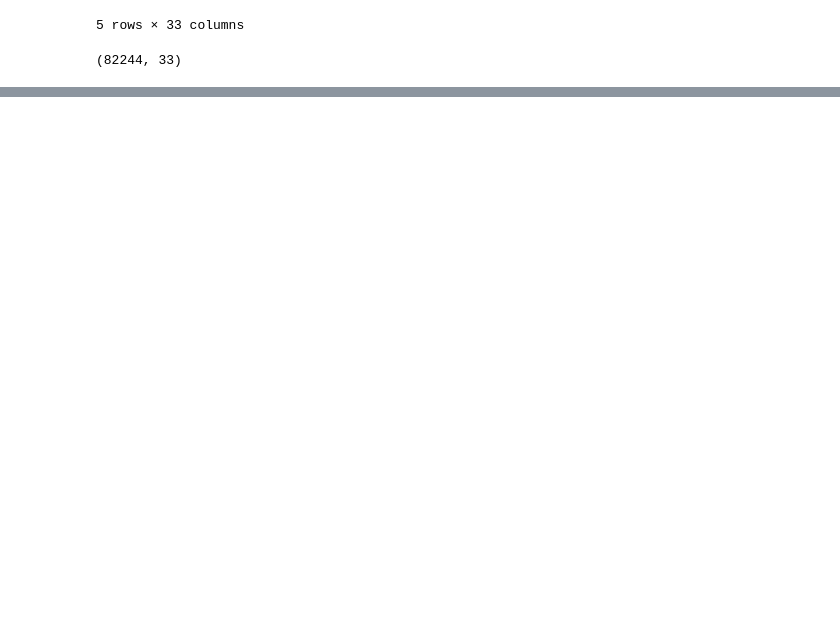
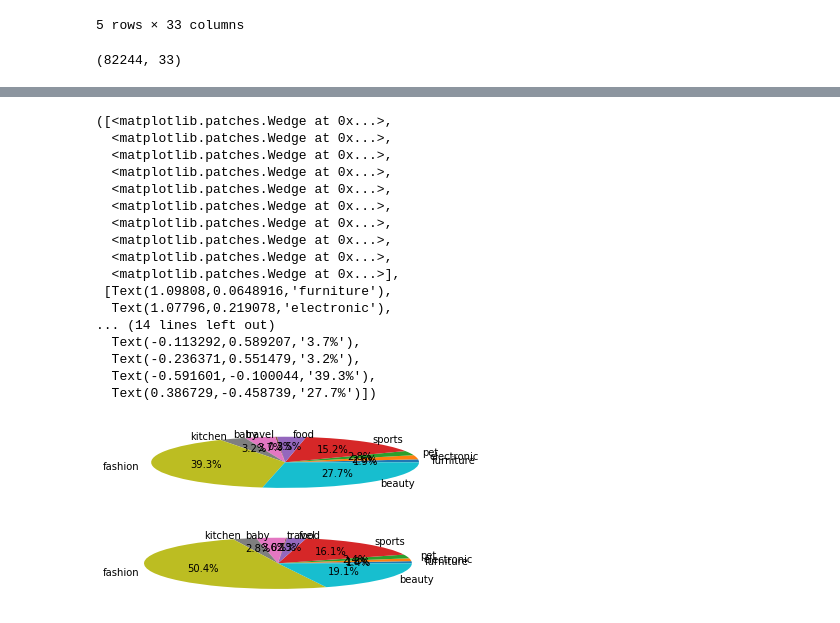
Before and after one commit to miniii222/-5th-L.point_bigdata_competiton, a Jupyter notebook: EDA/Clustering_01.ipynb, the cells around one changed output, grey strips where cells are left out. Cells and saved outputs as stored; diff of their text form; code cells hidden in the pictures; blank space fills up the shorter version.

```diff
--- a/EDA/Clustering_01.ipynb
+++ b/EDA/Clustering_01.ipynb
@@ -426,0 +542,32 @@ Name: predict, dtype: int64
+# %%
+#clustering 1
+F_20_sum = F_20_1[['CLAC0_0', 'CLAC0_1', 'CLAC0_2', 'CLAC0_3', 'CLAC0_4', 'CLAC0_5','CLAC0_6', 'CLAC0_7', 'CLAC0_8', 'CLAC0_9']].sum()
+plt.subplot(3, 1, 2)
+plt.pie(F_20_sum, labels=labels, autopct='%1.1f%%')
+# %% [output]
+([<matplotlib.patches.Wedge at 0x...>,
+  <matplotlib.patches.Wedge at 0x...>,
+  <matplotlib.patches.Wedge at 0x...>,
+  <matplotlib.patches.Wedge at 0x...>,
+  <matplotlib.patches.Wedge at 0x...>,
+  <matplotlib.patches.Wedge at 0x...>,
+  <matplotlib.patches.Wedge at 0x...>,
+  <matplotlib.patches.Wedge at 0x...>,
+  <matplotlib.patches.Wedge at 0x...>,
+  <matplotlib.patches.Wedge at 0x...>],
+ [Text(1.09808,0.0648916,'furniture'),
+  Text(1.07796,0.219078,'electronic'),
+... (14 lines left out)
+  Text(-0.113292,0.589207,'3.7%'),
+  Text(-0.236371,0.551479,'3.2%'),
+  Text(-0.591601,-0.100044,'39.3%'),
+  Text(0.386729,-0.458739,'27.7%')])
+[figure, added]
+# %%
+#clustering 2
+F_20_sum = F_20_2[['CLAC0_0', 'CLAC0_1', 'CLAC0_2', 'CLAC0_3', 'CLAC0_4', 'CLAC0_5','CLAC0_6', 'CLAC0_7', 'CLAC0_8', 'CLAC0_9']].sum()
+plt.subplot(3, 1, 3)
+plt.pie(F_20_sum, labels=labels, autopct='%1.1f%%')
+plt.show()
+# %% [output]
+[figure, added]
```
Also changed, not shown: parts of 26 cells of this notebook.
